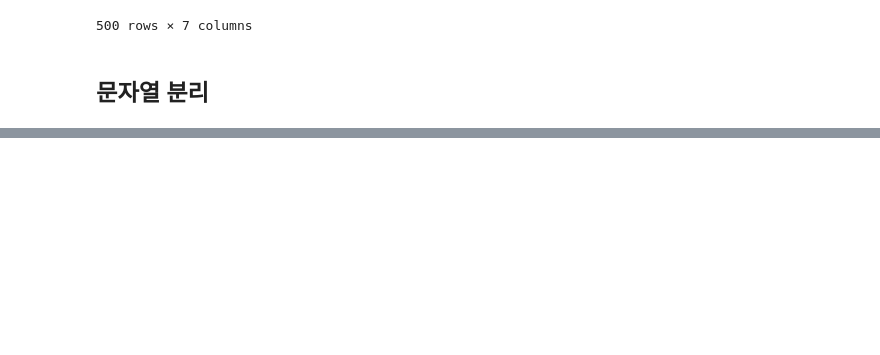
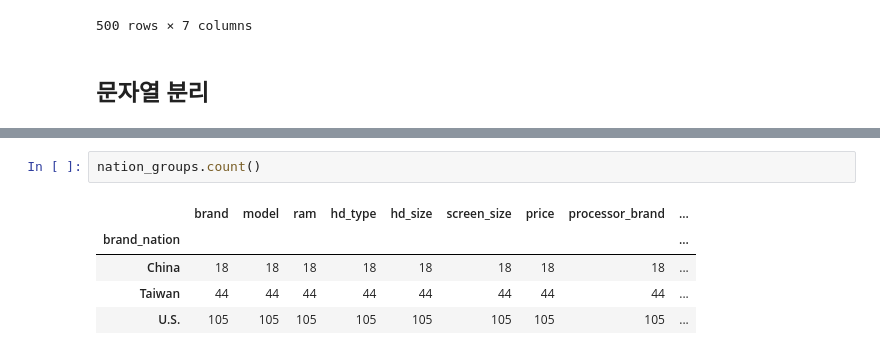
Before and after one commit to updaun/PythonBasic, a Jupyter notebook: codeit/data_science/data_science11.ipynb, the cells around one changed output, grey strips where cells are left out. Drawn from its saved outputs; the diff is of its cells as text; blank space fills up the shorter version.

```diff
--- a/codeit/data_science/data_science11.ipynb
+++ b/codeit/data_science/data_science11.ipynb
@@ -208,0 +378,8 @@ df
+# %%
+nation_groups.count()
+# %% [output]
+|  | brand | model | ram | hd_type | hd_size | screen_size | price | processor_brand | ... |
+| brand_nation |  |  |  |  |  |  |  |  | ... |
+| China | 18 | 18 | 18 | 18 | 18 | 18 | 18 | 18 | ... |
+| Taiwan | 44 | 44 | 44 | 44 | 44 | 44 | 44 | 44 | ... |
+| U.S. | 105 | 105 | 105 | 105 | 105 | 105 | 105 | 105 | ... |
```
Also changed, not shown: parts of 37 cells of this notebook, 6 other files.
